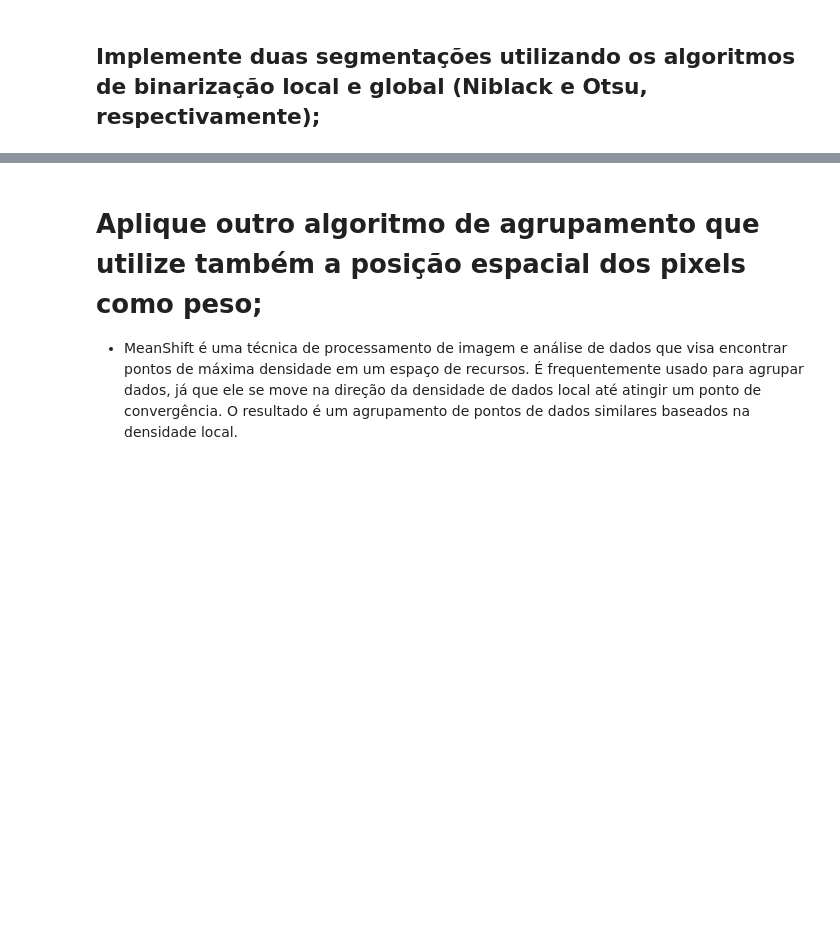
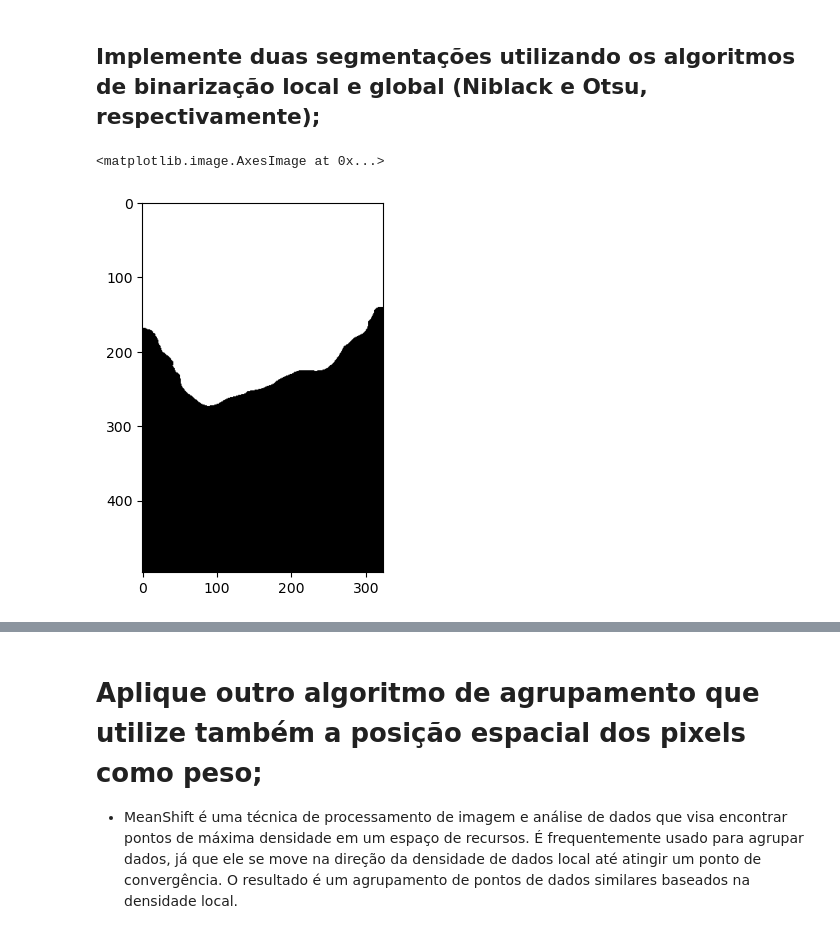
Before and after one commit to EuricoDNJR/Topicos-especiais-em-visao-computacional, a Jupyter notebook: Segmentation/segmentation.ipynb, the cells around one changed output, grey strips where cells are left out. Cells and saved outputs as stored; diff of their text form; code cells hidden in the pictures; blank space fills up the shorter version.

```diff
--- a/Segmentation/segmentation.ipynb
+++ b/Segmentation/segmentation.ipynb
@@ -122,3 +126,11 @@ plt.imshow(kmeans_database[2], cmap='gray')
 # %%
 from skimage.filters import threshold_niblack, threshold_otsu
 from functools import partial
+# %%
+# Apply Niblack only for example
+niblack = threshold_niblack(img, window_size=35, k=0.8)
+niblack = niblack > 0.1
+plt.imshow(niblack, cmap='gray')
+# %% [output]
+<matplotlib.image.AxesImage at 0x...>
+[figure, added]
```
Also changed, not shown: parts of 43 cells of this notebook.
